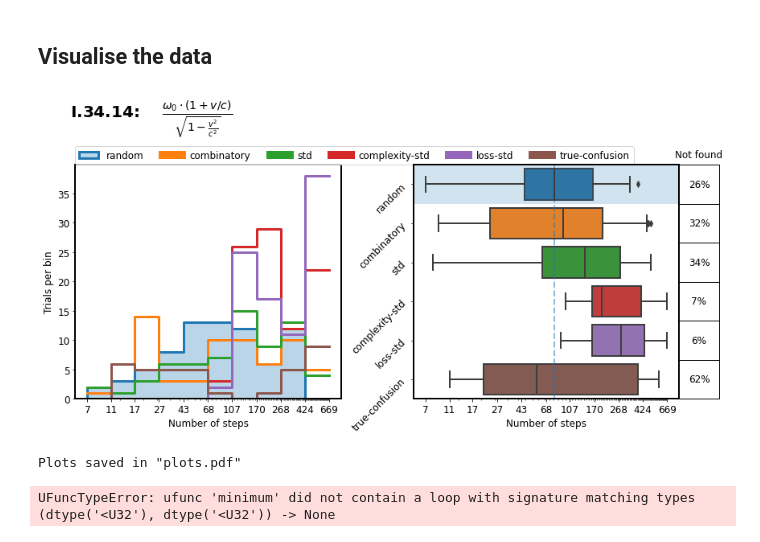
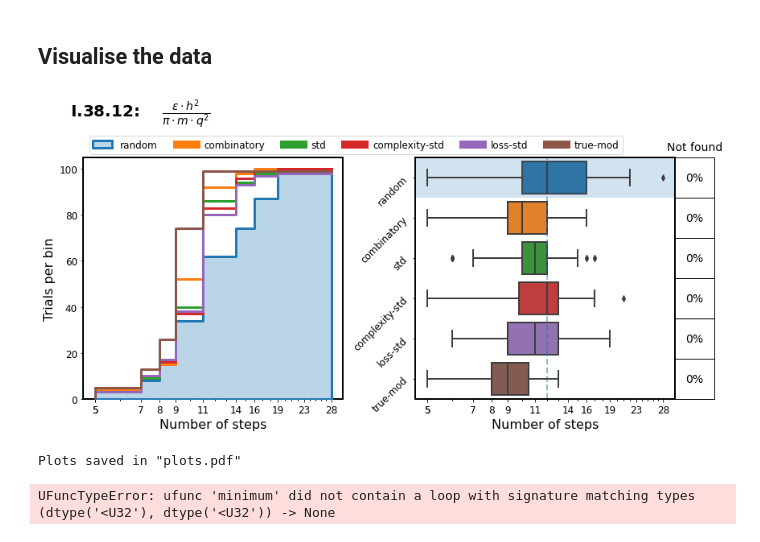
Before and after one commit to FrederikBornemann/SyReAL, a Jupyter notebook: syreal/jobs/jobOrchestration/trials_visualisation.ipynb, the cells around one changed output. Cells and saved outputs as stored; diff of their text form; code cells hidden in the pictures.

```diff
--- a/syreal/jobs/jobOrchestration/trials_visualisation.ipynb
+++ b/syreal/jobs/jobOrchestration/trials_visualisation.ipynb
@@ -56,6 +69,8 @@ def read_data(read_from_file=True, not_found=np.nan):
 # %%
 # Set to True to save the plots as a pdf
 save_as_pdf = False
+save_as_img = True
+folder = "/beegfs/desy/user/bornemaf/data/SyReAL/notebooks/plots/per_equation"
 
 # Define the number of bins
 num_bins = 10
@@ -67,15 +82,14 @@ summary_df = read_data(read_from_file=True, not_found=np.nan)
 # load the feynman.csv file
 
 
-
 def plot_hist_and_boxplot(pdf=None, log_scale=False):
     """Plot histogram with KDE for each equation and algorithm on the left, and a boxplot on the right"""
 
     for j, equation in enumerate(summary_df.index):
         # DEBUG
-        if j > 8:
+        if j > 10:
             break
-        if j < 8:
+        if j < 10:
             continue
 
         # Find the bin edges with the highest count
@@ -100,6 +114,10 @@ def plot_hist_and_boxplot(pdf=None, log_scale=False):
             _min = min(_min, np.nanmin(summary_df.loc[equation, column]))
             _max = max(_max, np.nanmax(summary_df.loc[equation, column]))
 
+        # rename the true-confusion column to true-mod
+        summary_df.rename(columns={"true-confusion": "true-mod"}, inplace=True)
+        ALGORITHMS = summary_df.columns[:-1]
+
         # create bin edges with log scale
         if log_scale:
             bin_edges = np.logspace(np.log10(_min), np.log10(_max), num_bins+1, dtype=int)
@@ -112,9 +130,9 @@ def plot_hist_and_boxplot(pdf=None, log_scale=False):
         try:
             for i, column in enumerate(summary_df.columns[:-1]):
                 # Use `bins` parameter to set the number of bins
-                sns.histplot(summary_df.loc[equation, column], log_scale=False, bins=bin_edges, ax=ax[0], label=column, fill=(column=="random"), linewidth=3, element="step", color=palette[i], alpha=(0.3 if column=="random" else 1))
+                sns.histplot(summary_df.loc[equation, column], log_scale=False, bins=bin_edges, ax=ax[0], label=column, fill=(column=="random"), linewidth=3, element="step", color=palette[i], alpha=(0.3 if column=="random" else 1), zorder=10)
             # Plot the boxplot with the algorithm names on the x-axis
-            sns.boxplot(data=summary_df.loc[equation].iloc[:-1], orient="h", ax=ax[1], showfliers=True, linewidth=2, palette=palette)
+            sns.boxplot(data=summary_df.loc[equation].iloc[:-1], orient="h", ax=ax[1], showfliers=True, linewidth=2, palette=palette, zorder=10)
             # add a line for the mean of the random algorithm
             # get color of the random algorithm (seaborn)
             random_color = sns.color_palette()[0]
@@ -132,9 +150,9 @@ def plot_hist_and_boxplot(pdf=None, log_scale=False):
 
         #ax[0].set_title("Histogram")
         #ax[1].set_title("Boxplot")
-        ax[0].set_xlabel("Number of steps")
-        ax[0].set_ylabel("Trials per bin")
-        ax[1].set_xlabel("Number of steps")
+        ax[0].set_xlabel("Number of steps", fontsize=16)
+        ax[0].set_ylabel("Trials per bin", fontsize=16)
+        ax[1].set_xlabel("Number of steps", fontsize=16)
 
         #change the x-axis of the ax[0] to semilog
         if log_scale:
@@ -165,37 +183,39 @@ def plot_hist_and_boxplot(pdf=None, log_scale=False):
 
         # create the table
         table = ax[1].table(cellText=nan_table.values, loc='right', bbox=[1.0, 0.0, 0.15, 1.0], cellLoc='center')
         # set the font size of the table
-        table.set_fontsize(12)
+        table.set_fontsize(14)
         # add text above the table
-        ax[1].text(1.075, 1.02, "Not found", fontsize=12, transform=ax[1].transAxes, ha='center', va='bottom')
+        ax[1].text(1.075, 1.02, "Not found", fontsize=14, transform=ax[1].transAxes, ha='center', va='bottom')
 
         fig.suptitle(equation+":    "+latex(sympify(summary_df.loc[equation, 'formula']), mul_symbol="dot", mode="inline", fold_frac_powers=True, parenthesize_super=True), fontsize=20, weight="bold", ha="left", x=0.05, y=0.98)
         # add padding below the title
         fig.tight_layout()
         # make the legend below the plot
-        leg = ax[0].legend(loc='upper center', bbox_to_anchor=(1.05, 1.10), ncol=6, fancybox=True)
+        leg = ax[0].legend(loc='upper center', bbox_to_anchor=(1.05, 1.11), ncol=6, fancybox=True, fontsize=12)
         for line in leg.get_lines():
             line.set_linewidth(10.0)
 
+        if save_as_img:
+            plt.savefig(f"{folder}/{equation}.png", dpi=20, bbox_inches='tight', pad_inches=0.0, transparent=False)
         if pdf:
             pdf.savefig(fig)
         else:
             plt.show()
         plt.close(fig)
 
 
 
     print('Plots saved in "plots.pdf"')
 
 
 if save_as_pdf:
     with PdfPages(TEMP_DIR / 'plots.pdf') as pdf:
         plot_hist_and_boxplot(pdf=pdf, log_scale=True)
 else:
     plot_hist_and_boxplot(log_scale=True)
 # %% [output]
-[figure, old version]
+[figure, new version]
 Plots saved in "plots.pdf"
 # %%
 # ridge plot
```
Also changed, not shown: parts of 24 cells of this notebook, 3 other files.
